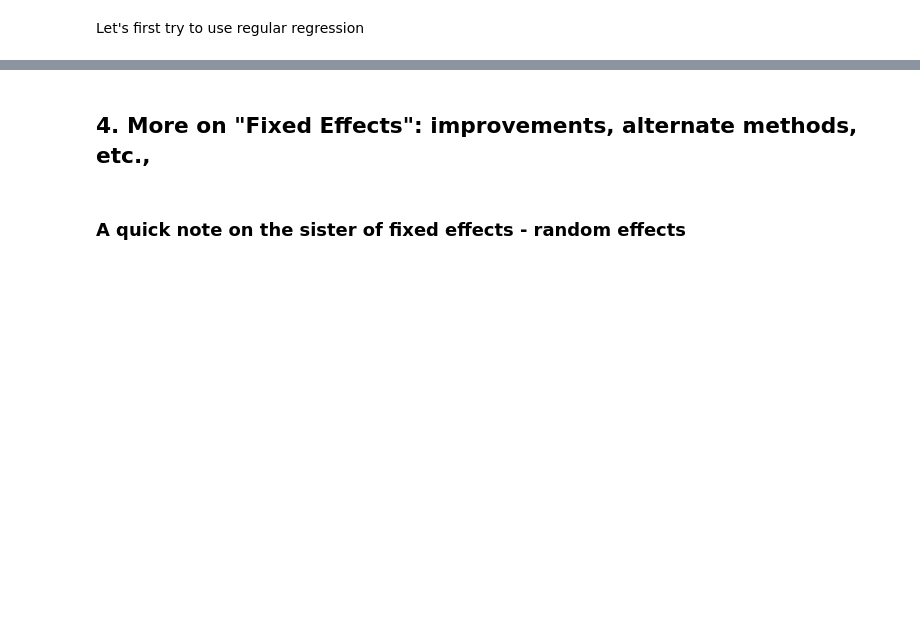
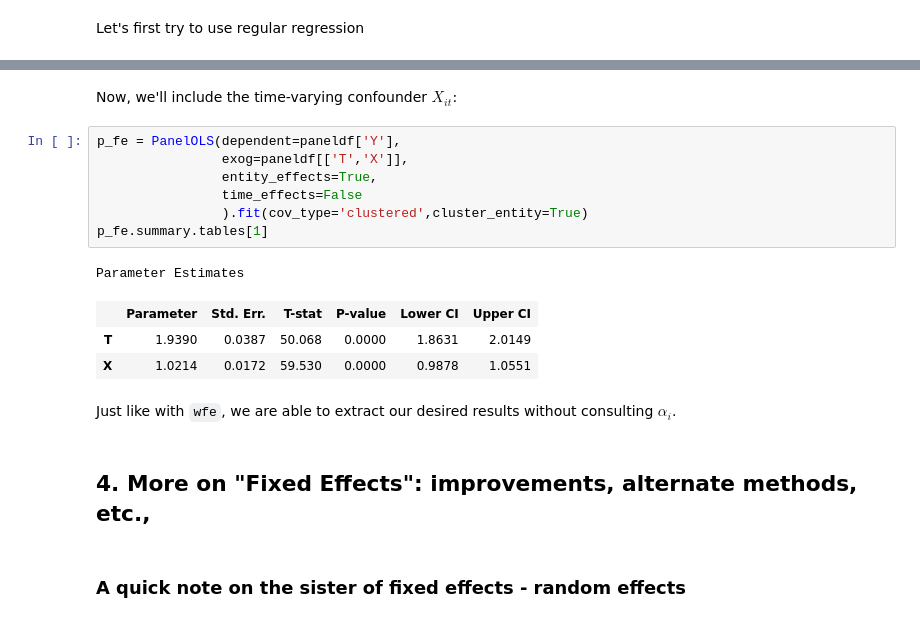
Before and after one commit to kideokkwon/observational-causal-inference-simulation, a Jupyter notebook: fixedeffects.ipynb, the cells around one changed output, grey strips where cells are left out. Cells and saved outputs as stored; diff of their text form; blank space fills up the shorter version.

```diff
--- a/fixedeffects.ipynb
+++ b/fixedeffects.ipynb
@@ -303,3 +350,19 @@ We see here how even though we didn't include $\alpha_i$ into our model, our tre
+# %% [markdown]
+Now, we'll include the time-varying confounder $X_{it}$:
+# %%
+p_fe = PanelOLS(dependent=paneldf['Y'],
+                exog=paneldf[['T','X']],
+                entity_effects=True,
+                time_effects=False
+                ).fit(cov_type='clustered',cluster_entity=True)
+p_fe.summary.tables[1]
+# %% [output]
+Parameter Estimates
+|  | Parameter | Std. Err. | T-stat | P-value | Lower CI | Upper CI |
+| T | 1.9390 | 0.0387 | 50.068 | 0.0000 | 1.8631 | 2.0149 |
+| X | 1.0214 | 0.0172 | 59.530 | 0.0000 | 0.9878 | 1.0551 |
+# %% [markdown]
+Just like with `wfe`, we are able to extract our desired results without consulting $\alpha_i$.
 # %% [markdown]
 ## 4. More on "Fixed Effects": improvements, alternate methods, etc.,
 # %% [markdown]
```
Also changed, not shown: parts of 12 cells of this notebook.
